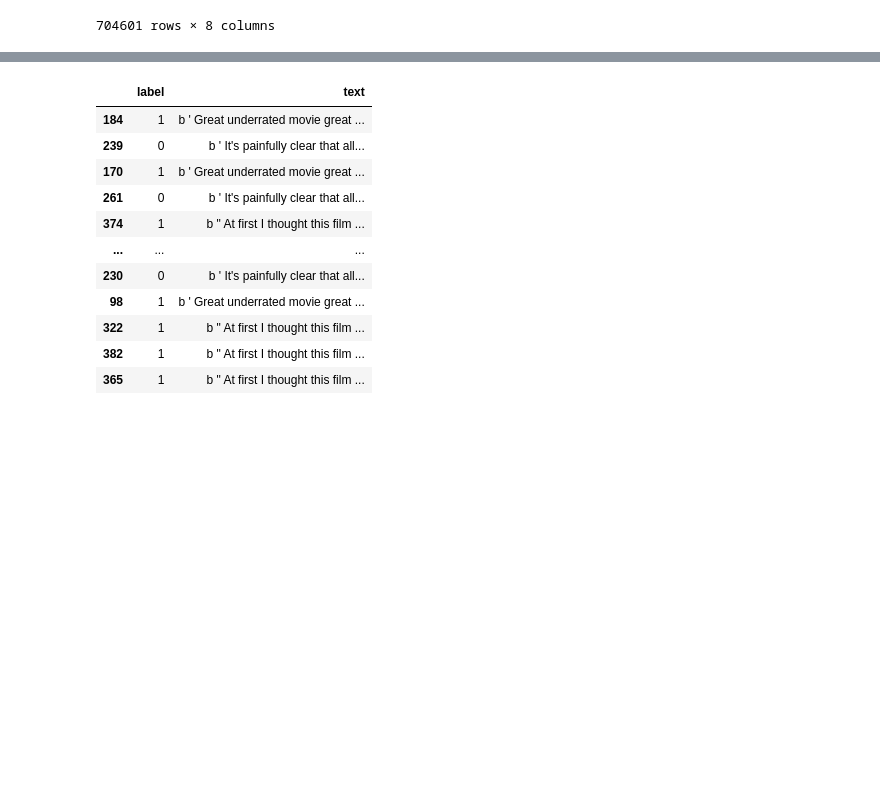
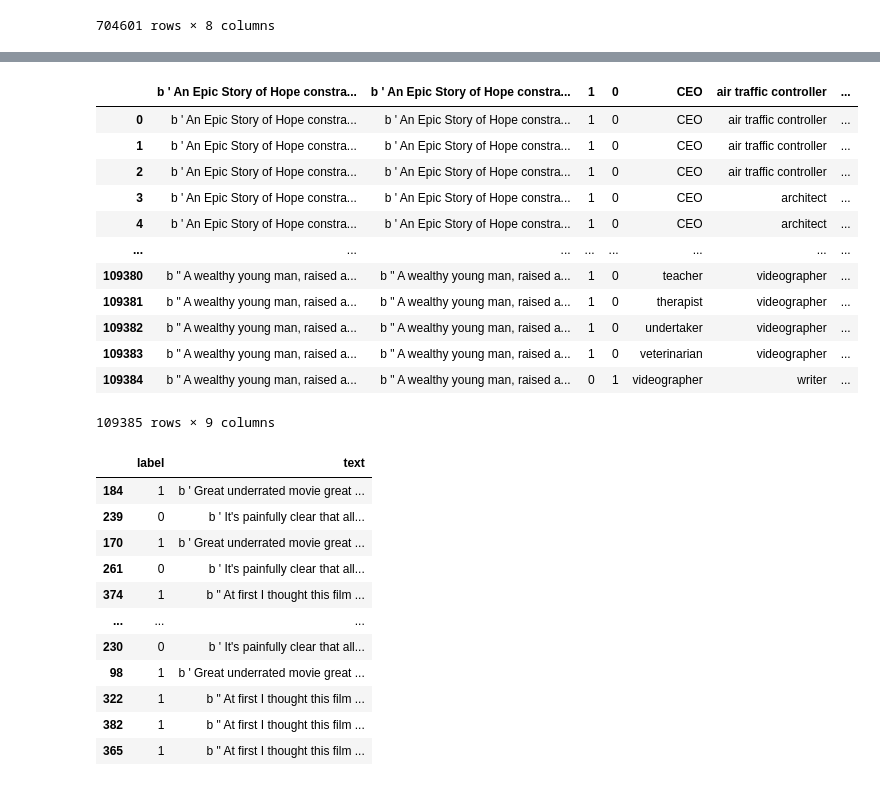
Before and after one commit to soarsmu/BiasFinder, a Jupyter notebook: codes/occupation/BTC-Occupation.ipynb, the cells around one changed output, grey strips where cells are left out. Cells and saved outputs as stored; diff of their text form; code cells hidden in the pictures; blank space fills up the shorter version.

```diff
--- a/codes/occupation/BTC-Occupation.ipynb
+++ b/codes/occupation/BTC-Occupation.ipynb
@@ -489,6 +506,22 @@ train = btc.sample(frac=1, random_state=123)
 train.to_csv(data_dir + "train.csv", index=None, header=None, sep="\t")
 
 btc.to_csv(data_dir + "test.csv", index=None, header=None, sep="\t")
+# %%
+pd.read_csv(base_dir + "full/test.csv", sep="\t")
+# %% [output]
+|  | b ' An Epic Story of Hope constra... | b ' An Epic Story of Hope constra... | 1 | 0 | CEO | air traffic controller | ... |
+| 0 | b ' An Epic Story of Hope constra... | b ' An Epic Story of Hope constra... | 1 | 0 | CEO | air traffic controller | ... |
+| 1 | b ' An Epic Story of Hope constra... | b ' An Epic Story of Hope constra... | 1 | 0 | CEO | air traffic controller | ... |
+| 2 | b ' An Epic Story of Hope constra... | b ' An Epic Story of Hope constra... | 1 | 0 | CEO | air traffic controller | ... |
+| 3 | b ' An Epic Story of Hope constra... | b ' An Epic Story of Hope constra... | 1 | 0 | CEO | architect | ... |
+| 4 | b ' An Epic Story of Hope constra... | b ' An Epic Story of Hope constra... | 1 | 0 | CEO | architect | ... |
+| ... | ... | ... | ... | ... | ... | ... | ... |
+| 109380 | b " A wealthy young man, raised a... | b " A wealthy young man, raised a... | 1 | 0 | teacher | videographer | ... |
+| 109381 | b " A wealthy young man, raised a... | b " A wealthy young man, raised a... | 1 | 0 | therapist | videographer | ... |
+| 109382 | b " A wealthy young man, raised a... | b " A wealthy young man, raised a... | 1 | 0 | undertaker | videographer | ... |
+| 109383 | b " A wealthy young man, raised a... | b " A wealthy young man, raised a... | 1 | 0 | veterinarian | videographer | ... |
+| 109384 | b " A wealthy young man, raised a... | b " A wealthy young man, raised a... | 0 | 1 | videographer | writer | ... |
+109385 rows × 9 columns
 # %%
 m1 = btc.iloc[:,[-1,0]]
 m1 = m1.rename(columns={"mutant_1": "text"})
```
Also changed, not shown: parts of 9 cells of this notebook, 4 other files.
